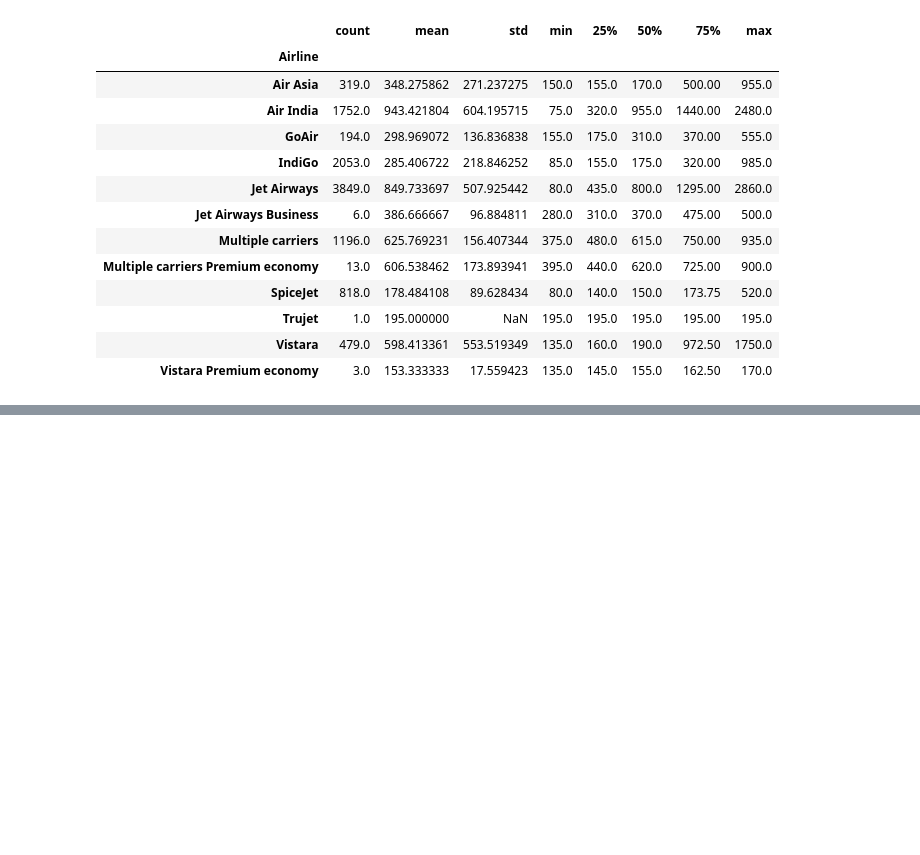
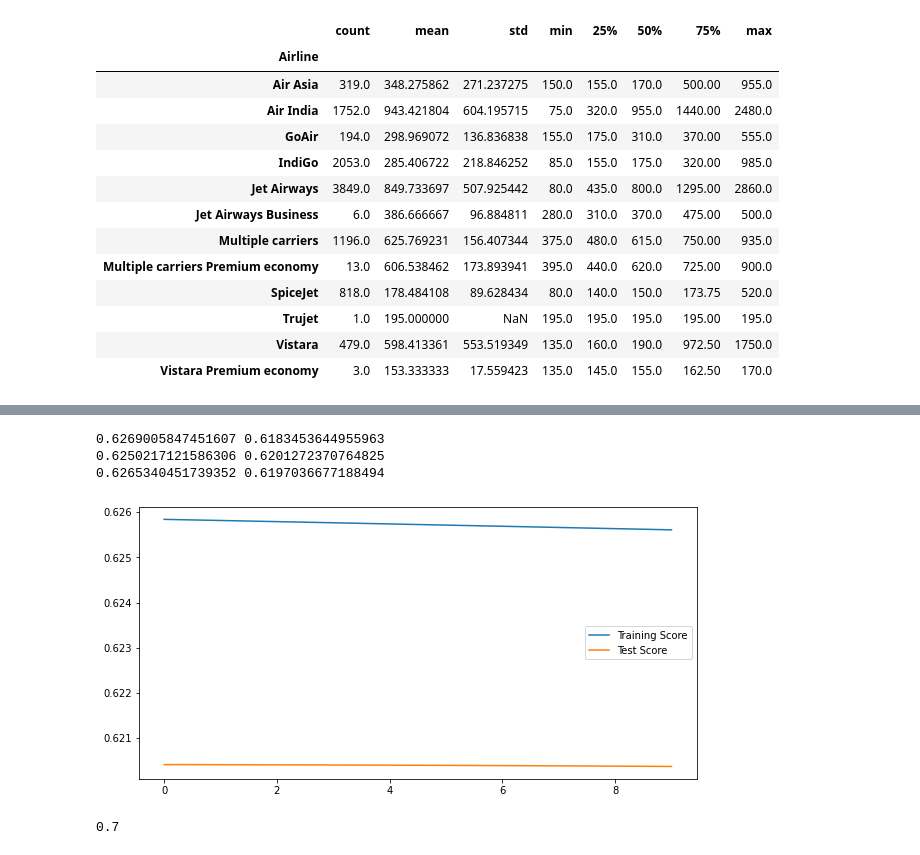
Before and after one commit to Ethan4thewin/Flight-Price-Prediction, a Jupyter notebook: flight_price.ipynb, the cells around one changed output, grey strips where cells are left out. Cells and saved outputs as stored; diff of their text form; code cells hidden in the pictures; blank space fills up the shorter version.

Commit message:
testing with linear models

```diff
--- a/flight_price.ipynb
+++ b/flight_price.ipynb
@@ -375,0 +394,40 @@ traindata.groupby(['Airline'])['Duration_mins'].describe()
+# %%
+traindata.drop(['Additional_Info', 'Route', 'Arrival_Time'], axis=1, inplace=True)
+# %%
+y = pd.get_dummies(traindata).Price
+x = pd.get_dummies(traindata).drop(columns='Price')
+# %%
+from sklearn.linear_model import LinearRegression, Ridge, Lasso
+x_train, x_test, y_train, y_test = train_test_split(x, y, test_size=.2, random_state=1)
+lnr = LinearRegression().fit(x_train, y_train)
+print(lnr.score(x_train, y_train), lnr.score(x_test, y_test))
+ridge = Ridge().fit(x_train, y_train)
+print(ridge.score(x_train, y_train), ridge.score(x_test, y_test))
+lass = Lasso().fit(x_train, y_train)
+print(lass.score(x_train, y_train), lass.score(x_test, y_test))
+# %% [output]
+0.6269005847451607 0.6183453644955963
+0.6250217121586306 0.6201272370764825
+0.6265340451739352 0.6197036677188494
+# %%
+train_scores = []
+test_scores = []
+alpha = [.7,.71,.72,.73,.74,.75,.76,.77,.78,.79]
+for i in alpha:
+    ridge = Ridge(alpha=i).fit(x_train, y_train)
+    train_scores.append(ridge.score(x_train, y_train))
+    test_scores.append(ridge.score(x_test, y_test))
+
+# Plotting the scores
+plt.figure(figsize=(10,5))
+plt.plot(range(len(alpha)), train_scores, label='Training Score')
+plt.plot(range(len(alpha)), test_scores, label='Test Score')
+# plt.xticks(np.arange(1, 21))  # Set the x-axis tick positions
+plt.legend()
+plt.show()
+# %% [output]
+[figure, added]
+# %%
+alpha[np.argmax(test_scores)]
+# %% [output]
+0.7
```
Also changed, not shown: parts of 4 cells of this notebook.
